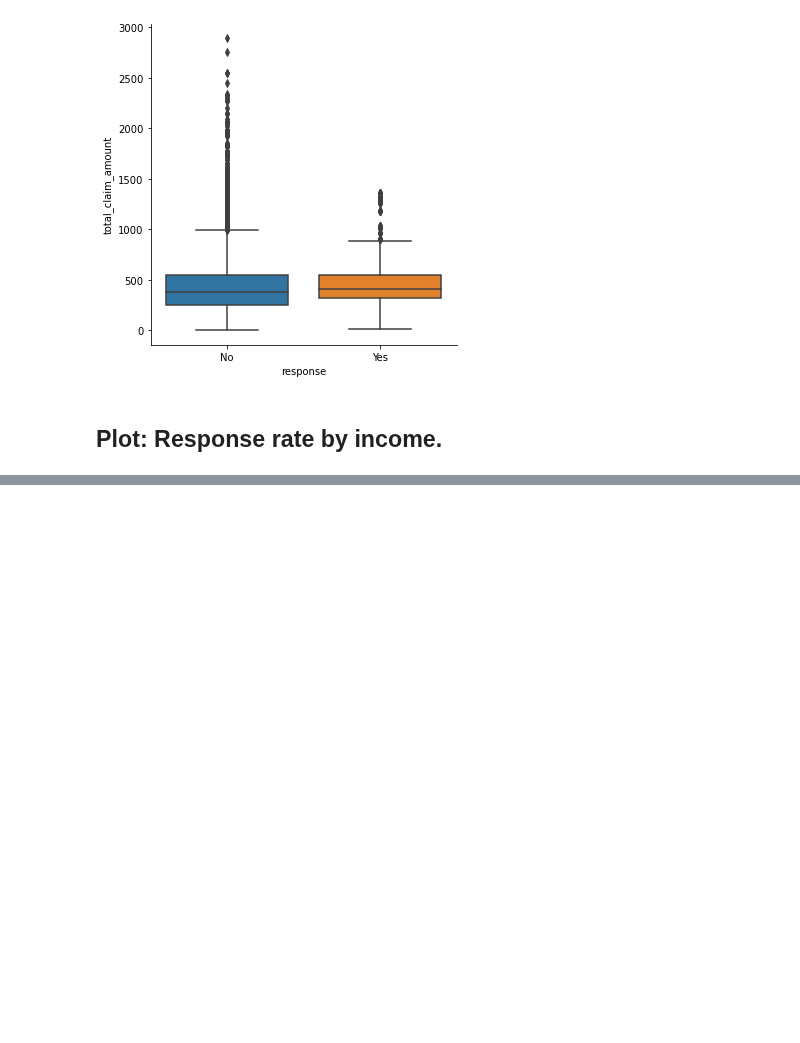
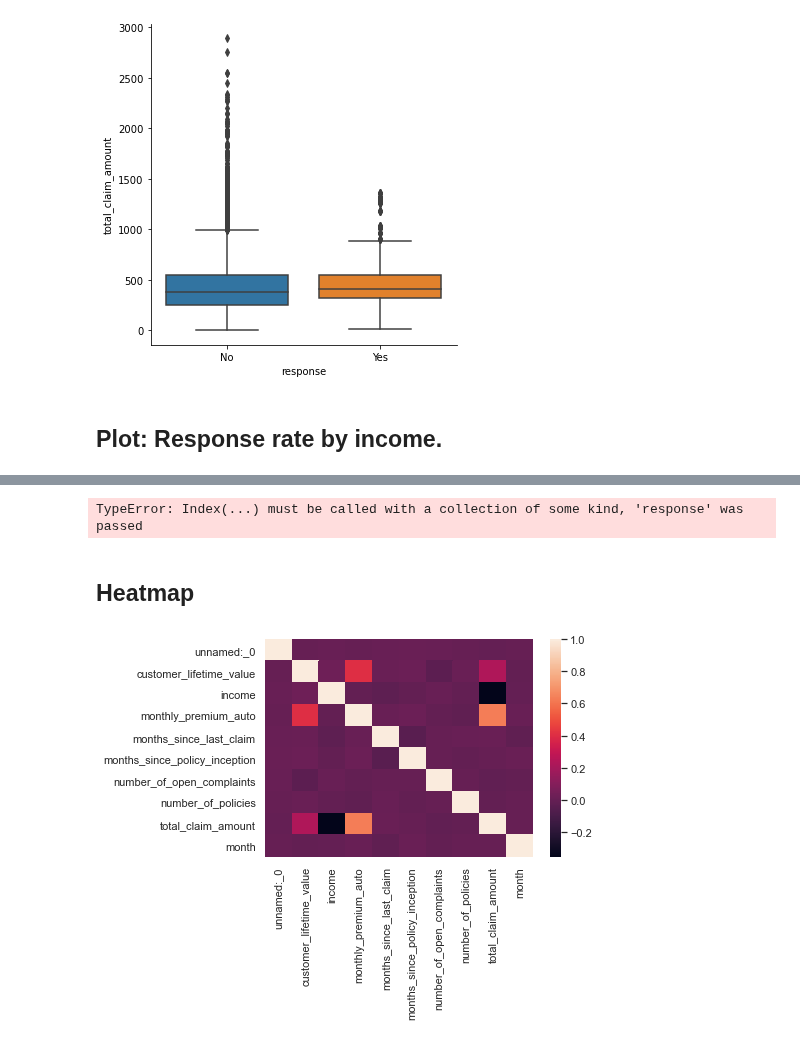
Before and after one commit to AyseSubasi/BootCamp-Aug, a Jupyter notebook: customer service/customer analysis /CS-Analysis-round3.ipynb, the cells around one changed output, grey strips where cells are left out. Drawn from its saved outputs; the diff is of its cells as text; code cells hidden in the pictures; blank space fills up the shorter version.

```diff
--- a/customer service/customer analysis /CS-Analysis-round3.ipynb
+++ b/customer service/customer analysis /CS-Analysis-round3.ipynb
@@ -250,0 +259,12 @@ g = sns.lmplot(x="total_bill", y="tip", data=tips)
+# %%
+S = pd.Series("income", index="response")
+plt.plot(S)
+plt.show()
+# %% [output]
+TypeError: Index(...) must be called with a collection of some kind, 'response' was passed
+# %% [markdown]
+## Heatmap
+# %%
+sns.heatmap(cs_2.corr());
+# %% [output]
+[figure, added]
```
Also changed, not shown: parts of 24 cells of this notebook.
